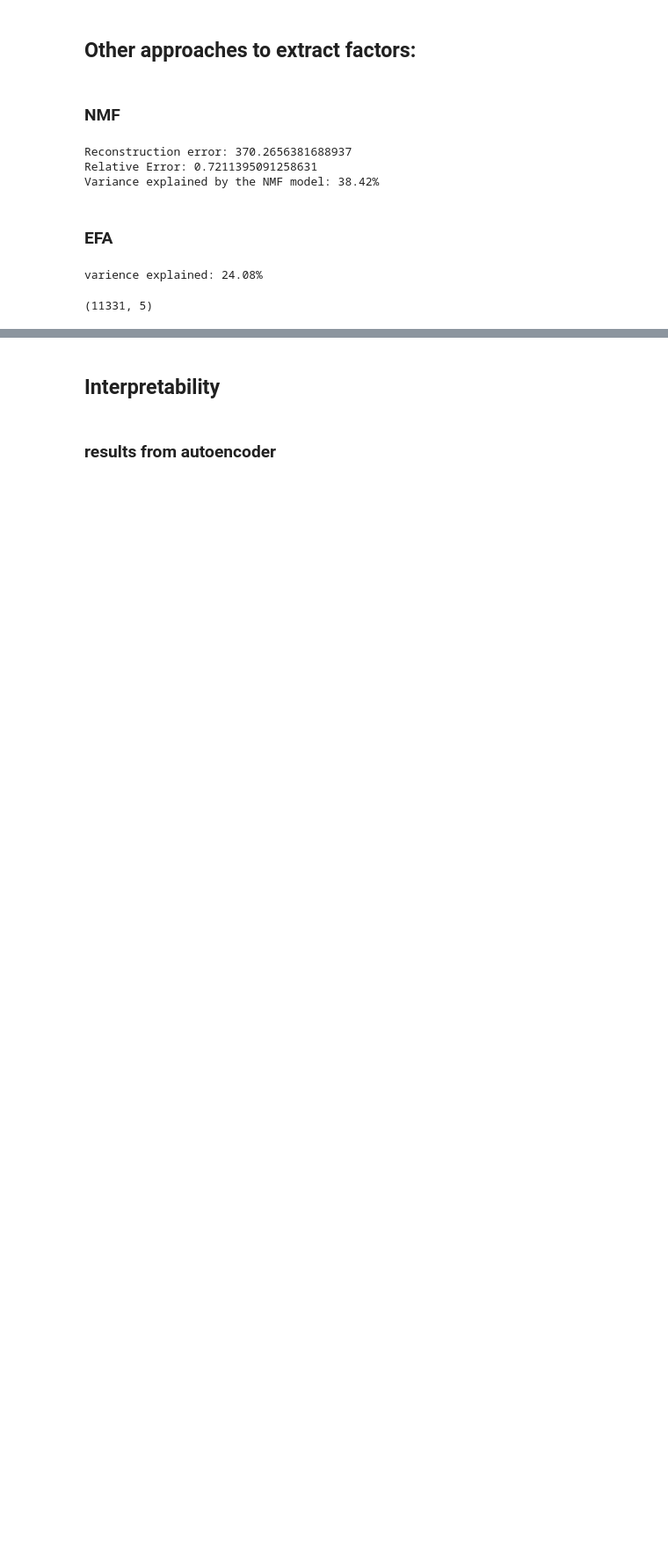
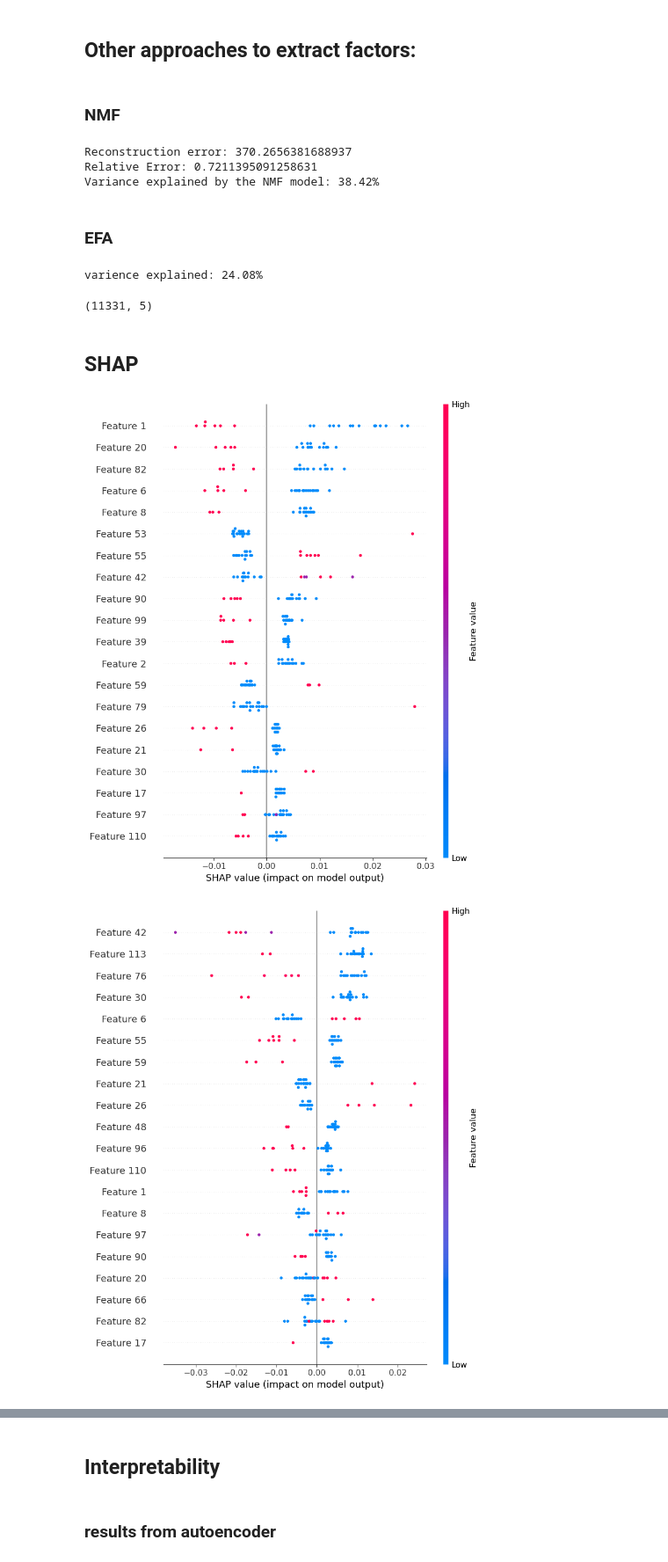
Before and after one commit to ReveRoyl/ABCD_tabular_data_analysis, a Jupyter notebook: notebooks/Autoencoder.ipynb, the cells around one changed output, grey strips where cells are left out. Shown at 88% size. Drawn from its saved outputs; the diff is of its cells as text; code cells hidden in the pictures; blank space fills up the shorter version.

Commit message:
v1.2.6 add SHAP and fmri data pipeline

```diff
--- a/notebooks/Autoencoder.ipynb
+++ b/notebooks/Autoencoder.ipynb
@@ -276,3 +275,29 @@ factor_scores.shape
 # %% [output]
 varience explained: 24.08%
 (11331, 5)
+# %% [markdown]
+## SHAP
+# %%
+model = autoencoder.get_model().encoder
+# %%
+import torch
+%matplotlib inline
+
+device = torch.device("cuda" if torch.cuda.is_available() else "cpu")
+model.to(device)
+model.eval()
+background = X_train[np.random.choice(X_train.shape[0], 100, replace=False)]
+
+explainer = shap.DeepExplainer(model, torch.tensor(background, dtype=torch.float32).to(device))
+
+# 计算 SHAP 值
+shap_values = explainer.shap_values(torch.tensor(X_test[:20], dtype=torch.float32).to(device))
+# %%
+shap.summary_plot(shap_values[:,:,0], X_test[:20])
+shap.summary_plot(shap_values[:,:,1], X_test[:20])
+shap.summary_plot(shap_values[:,:,2], X_test[:20])
+shap.summary_plot(shap_values[:,:,3], X_test[:20])
+shap.summary_plot(shap_values[:,:,4], X_test[:20])
+# %% [output]
+[figure, added]
+[figure, added]
```
Also changed, not shown: parts of 10 cells of this notebook, 9 other files.
